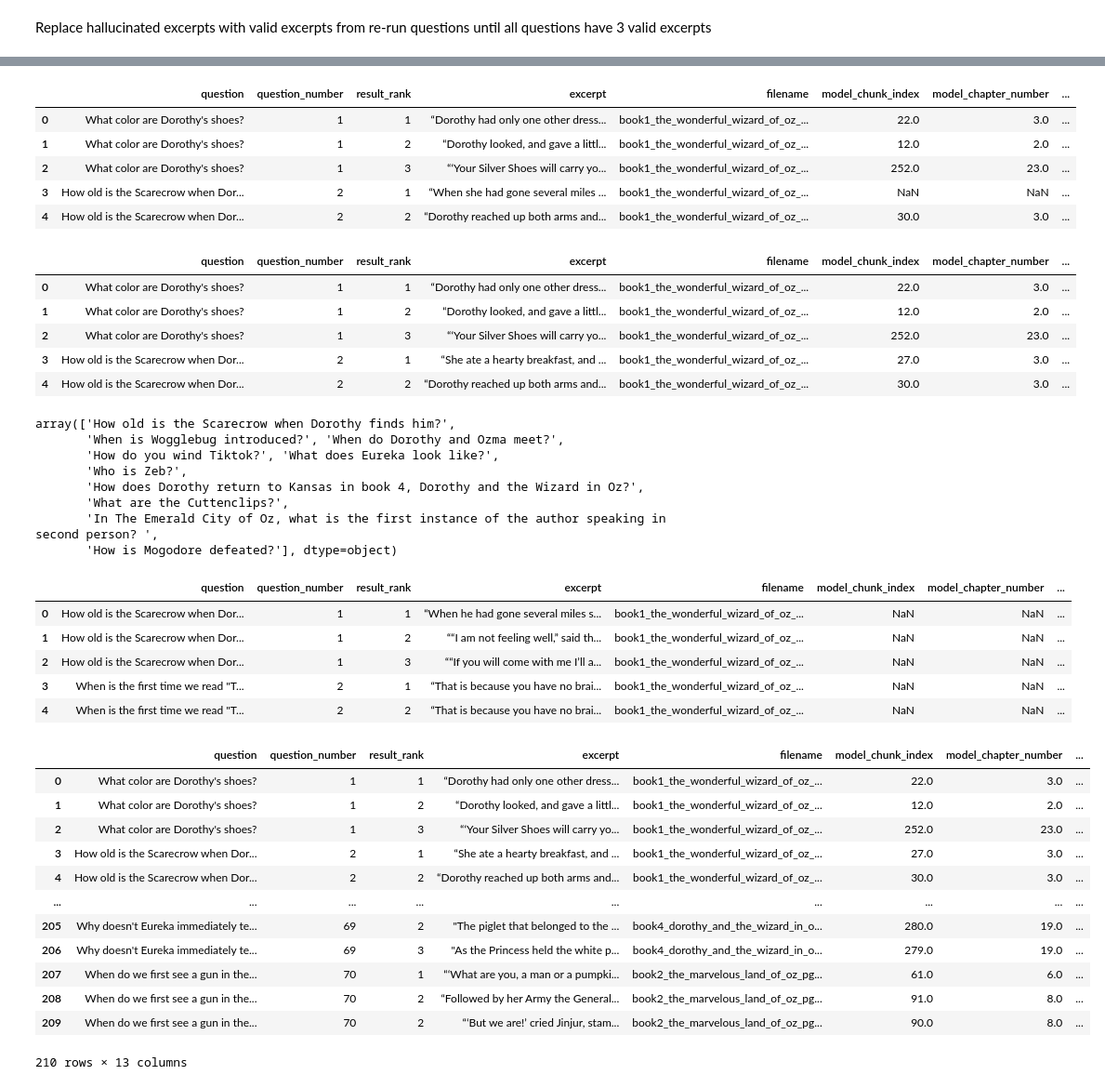
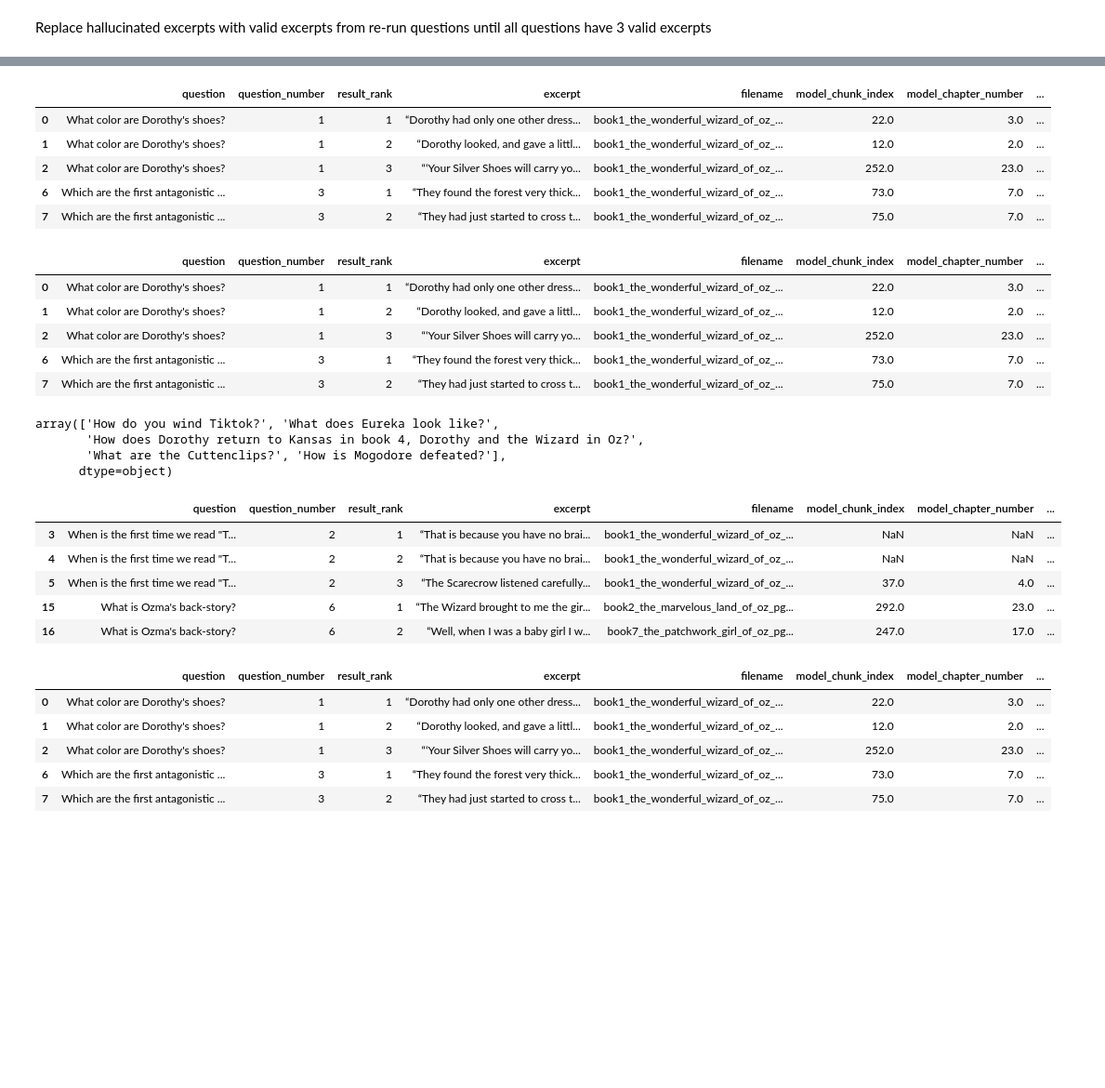
Before and after one commit to zymoncone/readiscoverers-backend, a Jupyter notebook: notebooks/gpt_excerpt_replacer.ipynb, the cells around one changed output, grey strips where cells are left out. Shown: that part at 93% size. Saved outputs shown, nothing was run; the diff lists cells and outputs as text; code cells hidden in the pictures; blank space fills up the shorter version.

```diff
--- a/notebooks/gpt_excerpt_replacer.ipynb
+++ b/notebooks/gpt_excerpt_replacer.ipynb
@@ -9,3 +41,7 @@ import numpy as np
+# %%
+#Development questions to be dropped
+drop_qs = pd.read_csv('/work/selected_oz_questions.csv')
+drop_qs = drop_qs['Question'].tolist()
 # %%
 #Read in continuity checked results for run 1
 df5_1 = pd.read_csv('/work/oz_extractor_5.1_1_is_match_results_CONT_CHECKED_2.csv')
@@ -13,6 +49,9 @@ df5_1 = pd.read_csv('/work/oz_extractor_5.1_1_is_match_results_CONT_CHECKED_2.cs
 #Drop questions 'Is Toto in Book 3, Ozma of Oz?', as the question was updated after run 1
 df5_1 = df5_1[df5_1['question'] != 'Is Toto in Book 3, Ozma of Oz?']
 
+#Drop questions from drop_qs list
+df5_1 = df5_1[~df5_1['question'].isin(drop_qs)]
+
 #Add column for run number
 df5_1['run_number'] = 1
 
@@ -27,6 +66,9 @@ df5_1.head()
 # %%
 #Read in continuity checked results for run 2
 df5_2 = pd.read_csv('/work/oz_extractor_5_2_is_match_results_CONT_CHECKED_1.csv')
+
+#Drop questions from drop_qs list
+df5_2 = df5_2[~df5_2['question'].isin(drop_qs)]
 
 #Add column for run number
 df5_2['run_number'] = 2
@@ -37,8 +79,8 @@ df5_2.head()
 | 0 | What color are Dorothy's shoes? | 1 | 1 | “Dorothy had only one other dress... | book1_the_wonderful_wizard_of_oz_... | 22.0 | 3.0 | ... |
 | 1 | What color are Dorothy's shoes? | 1 | 2 | “Dorothy looked, and gave a littl... | book1_the_wonderful_wizard_of_oz_... | 12.0 | 2.0 | ... |
 | 2 | What color are Dorothy's shoes? | 1 | 3 | “‘Your Silver Shoes will carry yo... | book1_the_wonderful_wizard_of_oz_... | 252.0 | 23.0 | ... |
-| 3 | How old is the Scarecrow when Dor... | 2 | 1 | “When she had gone several miles ... | book1_the_wonderful_wizard_of_oz_... | NaN | NaN | ... |
-| 4 | How old is the Scarecrow when Dor... | 2 | 2 | “Dorothy reached up both arms and... | book1_the_wonderful_wizard_of_oz_... | 30.0 | 3.0 | ... |
+| 6 | Which are the first antagonistic ... | 3 | 1 | “They found the forest very thick... | book1_the_wonderful_wizard_of_oz_... | 73.0 | 7.0 | ... |
+| 7 | Which are the first antagonistic ... | 3 | 2 | “They had just started to cross t... | book1_the_wonderful_wizard_of_oz_... | 75.0 | 7.0 | ... |
 # %%
 def replace_hallucinated_excerpts(master_df: pd.DataFrame, new_df: pd.DataFrame) -> pd.DataFrame:
     """
@@ -95,8 +137,8 @@ master_df.head()
 | 0 | What color are Dorothy's shoes? | 1 | 1 | “Dorothy had only one other dress... | book1_the_wonderful_wizard_of_oz_... | 22.0 | 3.0 | ... |
 | 1 | What color are Dorothy's shoes? | 1 | 2 | “Dorothy looked, and gave a littl... | book1_the_wonderful_wizard_of_oz_... | 12.0 | 2.0 | ... |
 | 2 | What color are Dorothy's shoes? | 1 | 3 | “‘Your Silver Shoes will carry yo... | book1_the_wonderful_wizard_of_oz_... | 252.0 | 23.0 | ... |
-| 3 | How old is the Scarecrow when Dor... | 2 | 1 | “She ate a hearty breakfast, and ... | book1_the_wonderful_wizard_of_oz_... | 27.0 | 3.0 | ... |
-| 4 | How old is the Scarecrow when Dor... | 2 | 2 | “Dorothy reached up both arms and... | book1_the_wonderful_wizard_of_oz_... | 30.0 | 3.0 | ... |
+| 6 | Which are the first antagonistic ... | 3 | 1 | “They found the forest very thick... | book1_the_wonderful_wizard_of_oz_... | 73.0 | 7.0 | ... |
+| 7 | Which are the first antagonistic ... | 3 | 2 | “They had just started to cross t... | book1_the_wonderful_wizard_of_oz_... | 75.0 | 7.0 | ... |
 # %%
 def get_unique_null_questions(df: pd.DataFrame) -> np.ndarray:
     """
@@ -122,17 +164,16 @@ def get_unique_null_questions(df: pd.DataFrame) -> np.ndarray:
 rerun_questions = get_unique_null_questions(master_df)
 rerun_questions
 # %% [output]
-array(['How old is the Scarecrow when Dorothy finds him?',
-       'When is Wogglebug introduced?', 'When do Dorothy and Ozma meet?',
-       'How do you wind Tiktok?', 'What does Eureka look like?',
-       'Who is Zeb?',
+array(['How do you wind Tiktok?', 'What does Eureka look like?',
        'How does Dorothy return to Kansas in book 4, Dorothy and the Wizard in Oz?',
-       'What are the Cuttenclips?',
-       'In The Emerald City of Oz, what is the first instance of the author speaking in second person? ',
-       'How is Mogodore defeated?'], dtype=object)
+       'What are the Cuttenclips?', 'How is Mogodore defeated?'],
+      dtype=object)
 # %%
 # Read in continuity checked results for run 3
 df5_3 = pd.read_csv('/work/oz_extractor_5_3_is_match_results_CONT_CHECKED_1.csv')
+
+#Drop questions from drop_qs list
+df5_3 = df5_3[~df5_3['question'].isin(drop_qs)]
 
 #Add column for run number
 df5_3['run_number'] = 3
@@ -140,29 +181,22 @@ df5_3['run_number'] = 3
 df5_3.head()
 # %% [output]
 |  | question | question_number | result_rank | excerpt | filename | model_chunk_index | model_chapter_number | ... |
-| 0 | How old is the Scarecrow when Dor... | 1 | 1 | “When he had gone several miles s... | book1_the_wonderful_wizard_of_oz_... | NaN | NaN | ... |
-| 1 | How old is the Scarecrow when Dor... | 1 | 2 | ““I am not feeling well,” said th... | book1_the_wonderful_wizard_of_oz_... | NaN | NaN | ... |
-| 2 | How old is the Scarecrow when Dor... | 1 | 3 | ““If you will come with me I’ll a... | book1_the_wonderful_wizard_of_oz_... | NaN | NaN | ... |
 | 3 | When is the first time we read "T... | 2 | 1 | “That is because you have no brai... | book1_the_wonderful_wizard_of_oz_... | NaN | NaN | ... |
 | 4 | When is the first time we read "T... | 2 | 2 | “That is because you have no brai... | book1_the_wonderful_wizard_of_oz_... | NaN | NaN | ... |
+| 5 | When is the first time we read "T... | 2 | 3 | “The Scarecrow listened carefully... | book1_the_wonderful_wizard_of_oz_... | 37.0 | 4.0 | ... |
+| 15 | What is Ozma's back-story? | 6 | 1 | “The Wizard brought to me the gir... | book2_the_marvelous_land_of_oz_pg... | 292.0 | 23.0 | ... |
+| 16 | What is Ozma's back-story? | 6 | 2 | “Well, when I was a baby girl I w... | book7_the_patchwork_girl_of_oz_pg... | 247.0 | 17.0 | ... |
 # %%
 # Replace hallucinated excerpts in master_df with those from df5_3
 master_df = replace_hallucinated_excerpts(master_df, df5_3)
-master_df
+master_df.head()
 # %% [output]
 |  | question | question_number | result_rank | excerpt | filename | model_chunk_index | model_chapter_number | ... |
 | 0 | What color are Dorothy's shoes? | 1 | 1 | “Dorothy had only one other dress... | book1_the_wonderful_wizard_of_oz_... | 22.0 | 3.0 | ... |
 | 1 | What color are Dorothy's shoes? | 1 | 2 | “Dorothy looked, and gave a littl... | book1_the_wonderful_wizard_of_oz_... | 12.0 | 2.0 | ... |
 | 2 | What color are Dorothy's shoes? | 1 | 3 | “‘Your Silver Shoes will carry yo... | book1_the_wonderful_wizard_of_oz_... | 252.0 | 23.0 | ... |
-| 3 | How old is the Scarecrow when Dor... | 2 | 1 | “She ate a hearty breakfast, and ... | book1_the_wonderful_wizard_of_oz_... | 27.0 | 3.0 | ... |
-| 4 | How old is the Scarecrow when Dor... | 2 | 2 | “Dorothy reached up both arms and... | book1_the_wonderful_wizard_of_oz_... | 30.0 | 3.0 | ... |
-| ... | ... | ... | ... | ... | ... | ... | ... | ... |
-| 205 | Why doesn't Eureka immediately te... | 69 | 2 | "The piglet that belonged to the ... | book4_dorothy_and_the_wizard_in_o... | 280.0 | 19.0 | ... |
-| 206 | Why doesn't Eureka immediately te... | 69 | 3 | "As the Princess held the white p... | book4_dorothy_and_the_wizard_in_o... | 279.0 | 19.0 | ... |
-| 207 | When do we first see a gun in the... | 70 | 1 | “‘What are you, a man or a pumpki... | book2_the_marvelous_land_of_oz_pg... | 61.0 | 6.0 | ... |
-| 208 | When do we first see a gun in the... | 70 | 2 | “Followed by her Army the General... | book2_the_marvelous_land_of_oz_pg... | 91.0 | 8.0 | ... |
-| 209 | When do we first see a gun in the... | 70 | 2 | “‘But we are!’ cried Jinjur, stam... | book2_the_marvelous_land_of_oz_pg... | 90.0 | 8.0 | ... |
+| 6 | Which are the first antagonistic ... | 3 | 1 | “They found the forest very thick... | book1_the_wonderful_wizard_of_oz_... | 73.0 | 7.0 | ... |
+| 7 | Which are the first antagonistic ... | 3 | 2 | “They had just started to cross t... | book1_the_wonderful_wizard_of_oz_... | 75.0 | 7.0 | ... |
-210 rows × 13 columns
 # %%
 # Extract questions that need to be rerun
 rerun_questions = get_unique_null_questions(master_df)
```
Also changed, not shown: parts of 13 cells of this notebook, 1 other file.
